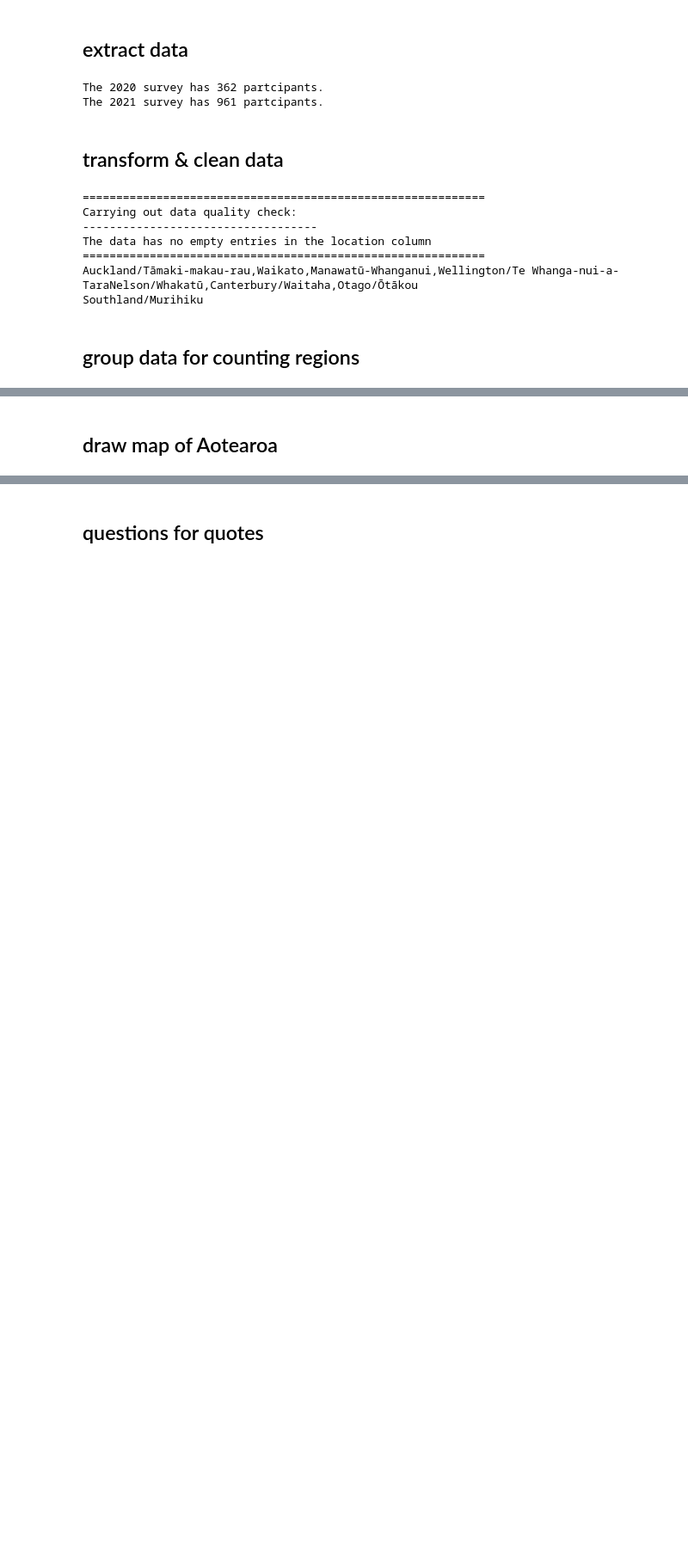
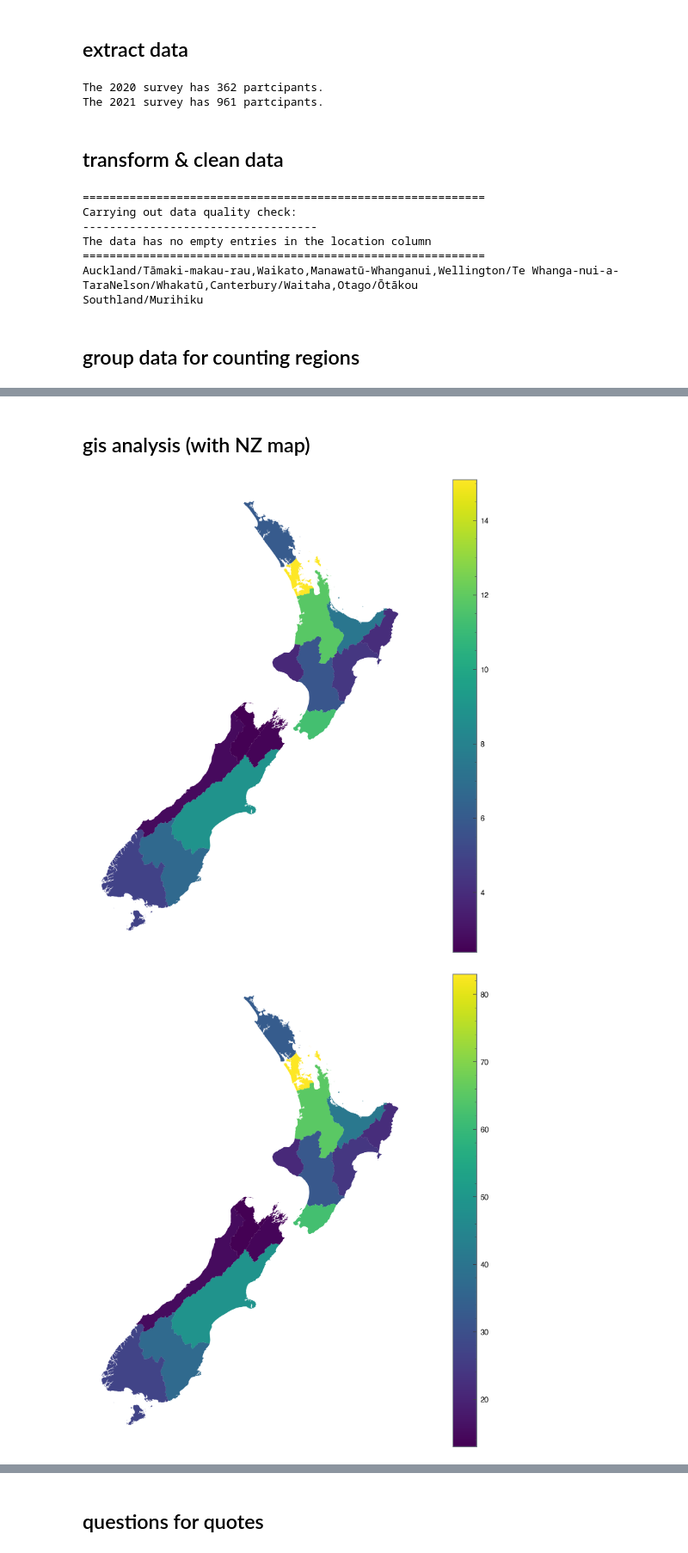
Before and after one commit to matthew-trava/huiehackathon-team2, a Jupyter notebook: gis.ipynb, the cells around one changed output, grey strips where cells are left out. Shown at 86% size. Drawn from its saved outputs; the diff is of its cells as text; code cells hidden in the pictures; blank space fills up the shorter version.

Commit message:
feat gis: produced partcipation heat map (with percentage option too)

```diff
--- a/gis.ipynb
+++ b/gis.ipynb
@@ -149,13 +150,27 @@ for i, group in enumerate(groups):
     regions = group.split(',')
     for j, item in enumerate(regions):
         region = item.split('/')[0]
-
         if region == "All regions of Aotearoa":
-            count_reg_dict.update({f'{key}': val+1 for (key,val) in count_reg_dict.items()})
+            pass
+            #count_reg_dict.update({f'{key}': val+1 for (key,val) in count_reg_dict.items()})
         elif region in redundant_regions:
             pass
         else:
             count_reg_dict[region] += 1
 
-print(count_reg_dict)
+def remove_emptychar(df_in, col_name='region'):
+    df_out = df_in.copy()
+
+    with_endspace = [(lambda s: s[-1] == ' ')(s) for s in df_in[col_name].values]
+    df_out[col_name][with_endspace] = df_out[col_name][with_endspace].map(lambda s: str(s)[:-1])
+
+    return df_out
+
+# turn dictionary into
+df_regcount = pd.DataFrame(count_reg_dict.items(), columns=['region', 'participation_count'])
+df_regcount = remove_emptychar(df_regcount, col_name='region')
+# add partcipation percentage
+df_regcount['participation_perc'] = np.round((df_regcount.participation_count/df_regcount.participation_count.sum())*100, 1)
+
+df_regcount
 # %% [output]
@@ -163,5 +198,5 @@ print(count_reg_dict)
-# %% [markdown]
-## draw map of Aotearoa
+# %% [markdown]
+## gis analysis (with NZ map)
 # %%
 import geopandas as gpd
 
@@ -171,34 +206,52 @@ def extract_geodataframe(csv_fp, shp_fp):
     creates a geodataframe to plot the map of NZ. Files publicily available here:
     https://datafinder.stats.govt.nz/layer/106667-regional-council-2022-clipped-generalised/
     '''
     gdf_shp = gpd.read_file(csv_fp)
     gdf_csv = gpd.read_file(shp_fp)
 
     # get rid of redundand columns and of extra region wording
     gdf_csv = gdf_csv[["REGC2022_V1_00_NAME"]]
-    gdf_csv = gdf_csv.replace('Region', '', regex=True)
+    gdf_csv = gdf_csv.replace(' Region', '', regex=True)
+    gdf_csv = gdf_csv.rename(columns={'REGC2022_V1_00_NAME': 'region'})
     # join two dataframes and get rid of Outside NZ region
     gdf_map = gdf_csv.merge(gdf_shp, left_index=True, right_index=True)
     gdf_map = gdf_map.drop(gdf_map.index[-1], axis=0)
-    gdf_map = gpd.GeoDataFrame(gdf_map)#, crs="EPSG:4326", geometry=geometry)
+    gdf_map = gpd.GeoDataFrame(gdf_map)
 
     return gdf_map
 
+#def data2gdf(gdf):
+
 # define function to draw NZ map
-def draw_map(gdf, count=None):
+def draw_map(gdf, col_count=None):
     '''
     Draws map of input dataframe (assume multipolygon) geometry
     '''
 
     fig, ax = plt.subplots(figsize=(24,15))
-    gdf.plot(ax=ax, color='forestgreen')
+
+    if col_count is None:
+        gdf.plot(ax=ax)
+    else:
+        gdf.plot(ax=ax, column=col_count, legend=True)
 
     plt.axis("off")
     plt.show()
 
 
 
 # call function to extract geodataframe of NZ's regional councils
 csv_filepath = "data/gis/regional-council-2022-clipped-generalised.shx"
 shp_filepath = "data/gis/regional_council_2022_clipped_csv.csv"
 gdf_map = extract_geodataframe(csv_filepath, shp_filepath)
+
+# merge geodataframe and counting df
+gdf_new = gdf_map.merge(df_regcount, left_on='region', right_on='region')
+gdf_new = gpd.GeoDataFrame(gdf_new)
+
+# call map drawing function
+draw_map(gdf_new, col_count='participation_perc')
+draw_map(gdf_new, col_count='participation_count')
+# %% [output]
+[figure, added]
+[figure, added]
```
Also changed, not shown: parts of 3 cells of this notebook.
